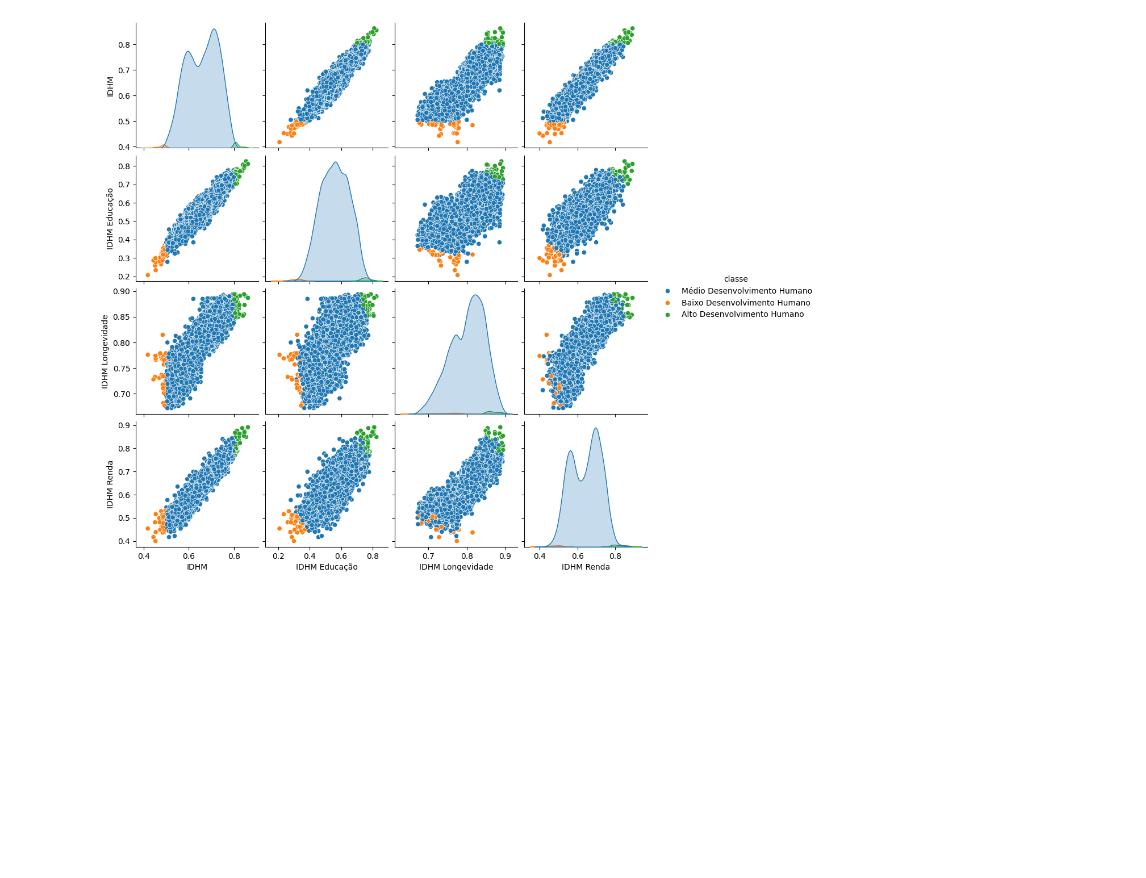
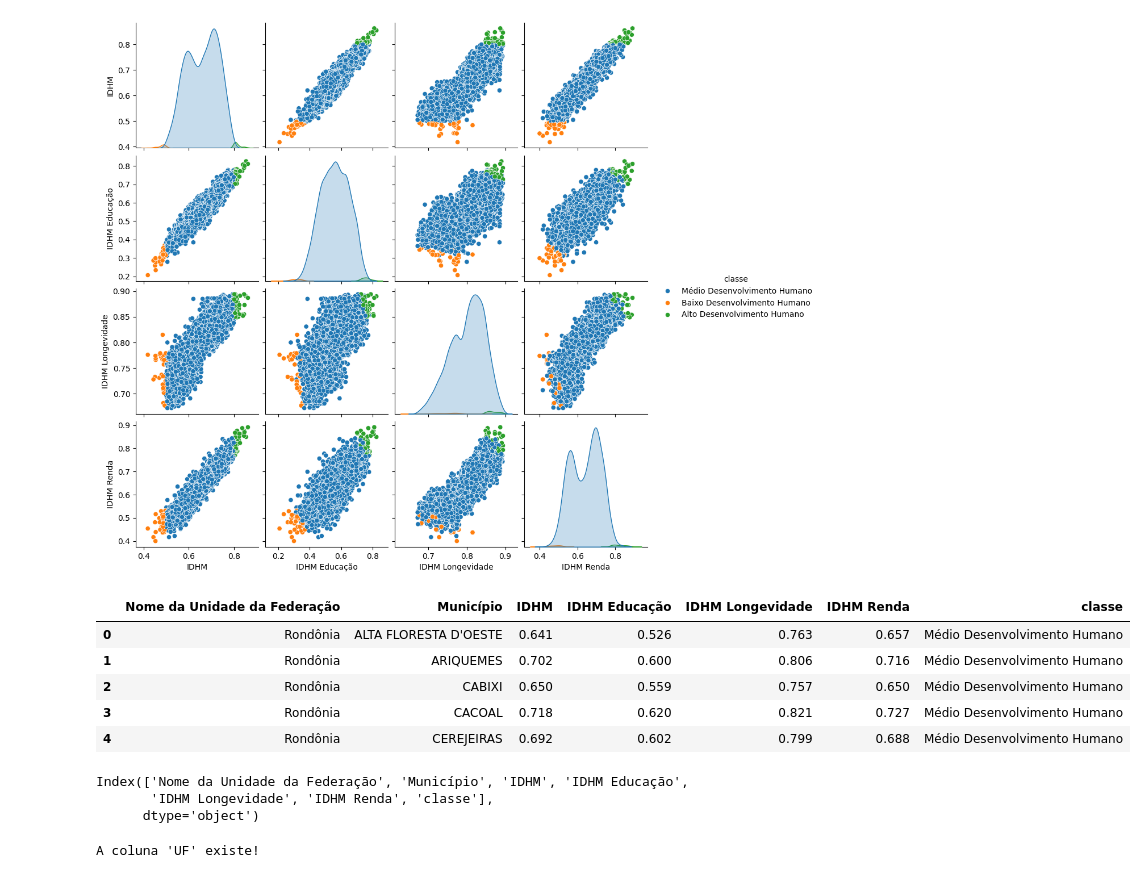
Before and after one commit to rodrigosilvacio/data-repository, a Jupyter notebook: Análises_Python.ipynb, the cells around one changed output. Saved outputs shown, nothing was run; the diff lists cells and outputs as text; code cells hidden in the pictures; blank space fills up the shorter version.

```diff
--- a/Análises_Python.ipynb
+++ b/Análises_Python.ipynb
@@ -308,3 +310,25 @@ sns.pairplot(df_idhm, hue = 'classe')
 # %% [output]
 <seaborn.axisgrid.PairGrid at 0x...>
 [figure]
+# %%
+df_idhm.head()
+# %% [output]
+|  | Nome da Unidade da Federação | Município | IDHM | IDHM Educação | IDHM Longevidade | IDHM Renda | classe |
+| 0 | Rondônia | ALTA FLORESTA D'OESTE | 0.641 | 0.526 | 0.763 | 0.657 | Médio Desenvolvimento Humano |
+| 1 | Rondônia | ARIQUEMES | 0.702 | 0.600 | 0.806 | 0.716 | Médio Desenvolvimento Humano |
+| 2 | Rondônia | CABIXI | 0.650 | 0.559 | 0.757 | 0.650 | Médio Desenvolvimento Humano |
+| 3 | Rondônia | CACOAL | 0.718 | 0.620 | 0.821 | 0.727 | Médio Desenvolvimento Humano |
+| 4 | Rondônia | CEREJEIRAS | 0.692 | 0.602 | 0.799 | 0.688 | Médio Desenvolvimento Humano |
+# %%
+print(df_idhm.columns)
+# %% [output]
+Index(['Nome da Unidade da Federação', 'Município', 'IDHM', 'IDHM Educação',
+       'IDHM Longevidade', 'IDHM Renda', 'classe'],
+      dtype='object')
+# %%
+if 'UF' in df_idhm.columns:
+    print("A coluna 'UF' existe!")
+else:
+    print("A coluna 'UF' não existe!")
+# %% [output]
+A coluna 'UF' existe!
```
Also changed, not shown: parts of 7 cells of this notebook.
